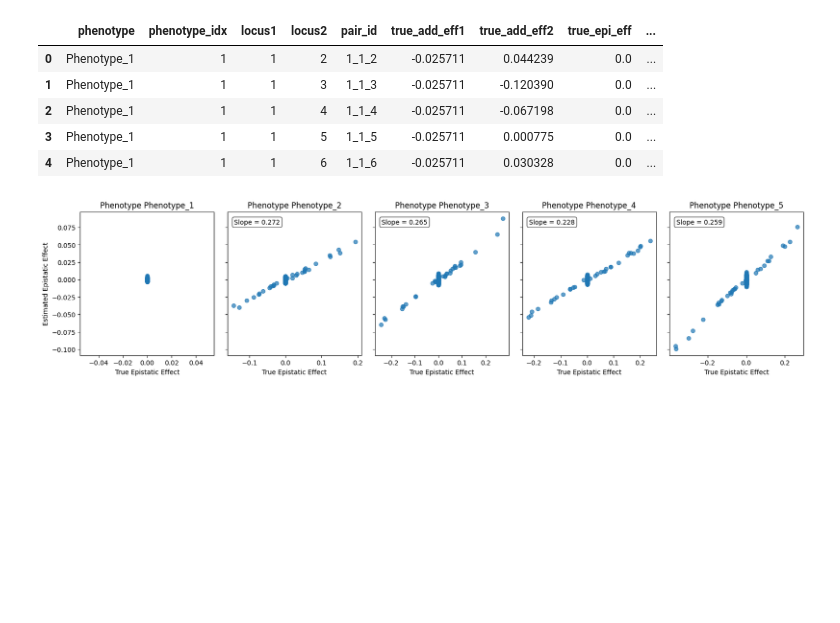
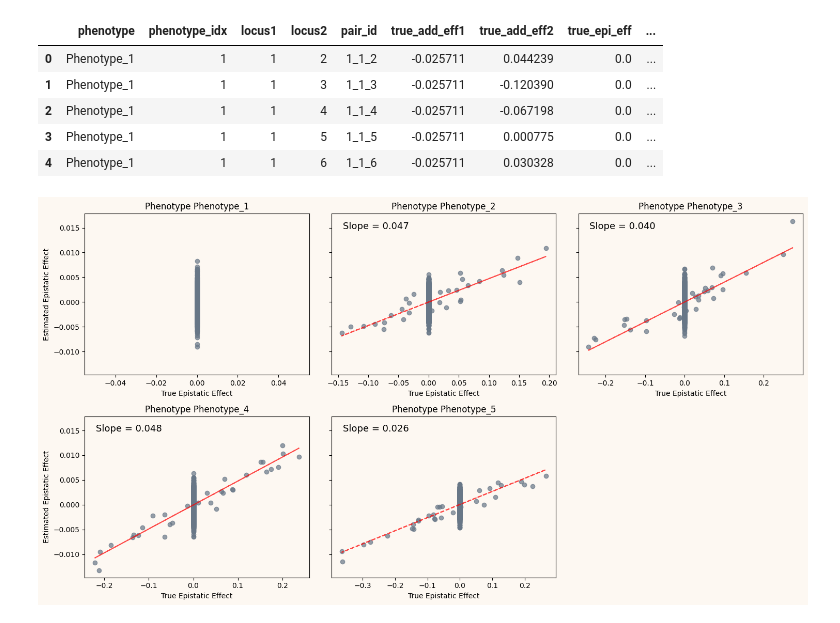
Before and after one commit to Arcadia-Science/2025_genopheno_local_linear_mapping, a Jupyter notebook: index.ipynb, the cells around one changed output. Cells and saved outputs as stored; diff of their text form; code cells hidden in the pictures; blank space fills up the shorter version.

Commit message:
cleaned up plots and analyses

```diff
--- a/index.ipynb
+++ b/index.ipynb
@@ -2066,9 +2045,9 @@ Start to see noise and increasing regularization creep into the results. But ove
 # %%
 new_heritability = 0.25
 
-loaders = create_data_loaders_with_heritability(base_file_name, heritability=new_heritability)  # choose heritability
-train_loader_gp = loaders['train_loader_gp']
-test_loader_gp = loaders['test_loader_gp']
+loaders_hnew = create_data_loaders_with_heritability(base_file_name, heritability=new_heritability)  # choose heritability
+train_loader_gp_hnew = loaders_hnew['train_loader_gp']
+test_loader_gp_hnew = loaders_hnew['test_loader_gp']
 # %%
 #Run MLP training
 model_H05 = GP_net(
@@ -2078,9 +2057,9 @@ model_H05 = GP_net(
     )
 
 # Use early stopping with appropriate patience
-model_H05, best_loss_gp = train_gpnet(model=model,
-                                    train_loader=train_loader_gp,
-                                    test_loader=test_loader_gp,
+model_H05, best_loss_gp = train_gpnet(model=model_H05,
+                                    train_loader=train_loader_gp_hnew,
+                                    test_loader=test_loader_gp_hnew,
                                     n_loci=n_loci,
                                     learning_rate=learning_rate,
                                     device=device)
@@ -2182,6 +2161,6 @@ plot_sensitivity_variance_vs_epistasis(importance_results, true_eff, phenotype_i
 # %%
 #calculate genotype specific sensitivity means for all possible pairs of loci
-paired_all = extract_all_epistatic_pairs(model_H05, test_loader_gp, true_eff,
+paired_all_hnew = extract_all_epistatic_pairs(model_H05, test_loader_gp_hnew, true_eff,
                                phenotype_idx=[1,2,3,4,5], device=device,
                                max_samples=2000)
 # %% [output]
@@ -2195,8 +2174,8 @@ Processed 1000 samples
 Completed analysis for 1500 samples
 # %%
 #estimate quant-gen parameters
-qg_estimates = estimate_effects_from_sensitivities(paired_all, heritability=heritability)
-qg_estimates.head()
+qg_estimates_hnew = estimate_effects_from_sensitivities(paired_all_hnew, heritability=heritability)
+qg_estimates_hnew.head()
 # %% [output]
 Using heritability scaling factor: 1.0000 (h² = 1.00)
 Detected genotype encoding: -1/1
@@ -2208,42 +2187,6 @@ Detected genotype encoding: -1/1
 | 4 | Phenotype_1 | 1 | 1 | 6 | 1_1_6 | -0.025711 | 0.030328 | 0.0 | ... |
 # %%
 # | code-fold: true
-
-unique_phenotypes = qg_estimates['phenotype'].unique()
-
-# Create a figure with 5 subplots side by side
-fig, axes = plt.subplots(1, 5, figsize=(20, 4), sharey=True, sharex=False)
-fig.subplots_adjust(wspace=0.1)  # Adjust spacing between plots
-
-# Create a plot for each phenotype
-for i, phenotype in enumerate(unique_phenotypes):
-    # Filter data for this phenotype
-    phenotype_data = qg_estimates[qg_estimates['phenotype'] == phenotype]
-
-    # Create scatter plot on the appropriate subplot
-    axes[i].scatter(phenotype_data['true_epi_eff'], phenotype_data['est_epi_eff'],
-                   alpha=0.7)
-
-    if phenotype != 'Phenotype_1':
-        z = np.polyfit(phenotype_data['true_epi_eff'], phenotype_data['est_epi_eff'], 1)
-
-
-    # Add title and grid
-    axes[i].set_title(f'Phenotype {phenotype}')
-
-    if phenotype != 'Phenotype_1':
-        slope = z[0]  # Extract the slope from the polyfit result
-        axes[i].text(0.05, 0.95, f'Slope = {slope:.3f}',
-                    transform=axes[i].transAxes,
-                    verticalalignment='top',
-                    bbox=dict(boxstyle='round', facecolor='white', alpha=0.7))
-
-
-    # Only add y-label to the first plot
-    if i == 0:
-        axes[i].set_ylabel('Estimated Epistatic Effect')
-
-    # Add x-label to all plots
-    axes[i].set_xlabel('True Epistatic Effect')
+plot_epistatic_estimates(qg_estimates_hnew)
 # %% [output]
-[figure, old version]
+[figure, new version]
```
Also changed, not shown: parts of 36 cells of this notebook.
